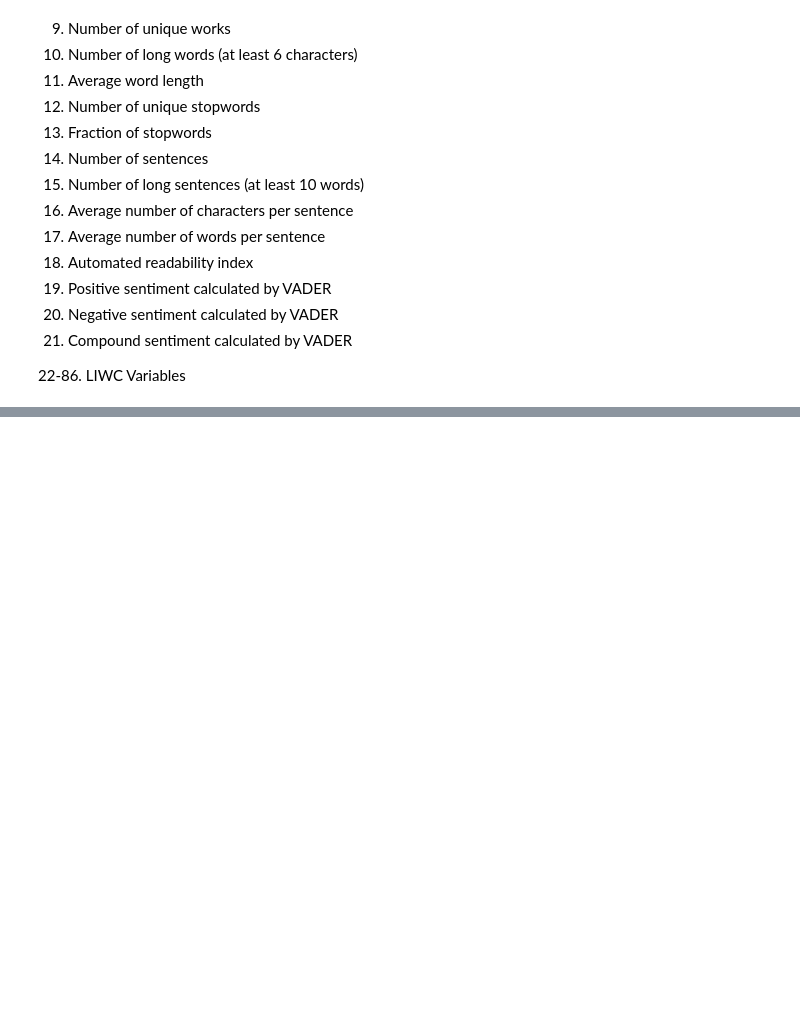
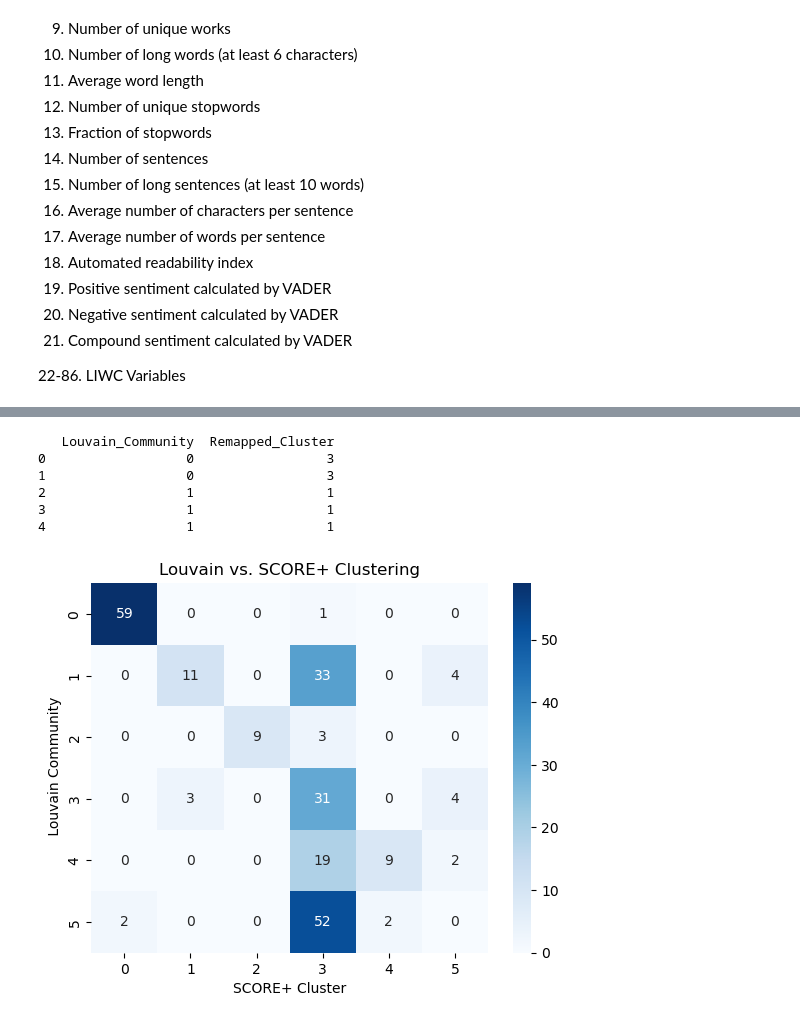
Before and after one commit to kehunter/stat236-subreddit-clustering, a Jupyter notebook: network_exploration.ipynb, the cells around one changed output, grey strips where cells are left out. Saved outputs shown, nothing was run; the diff lists cells and outputs as text; code cells hidden in the pictures; blank space fills up the shorter version.

Commit message:
compare score to louvain

```diff
--- a/network_exploration.ipynb
+++ b/network_exploration.ipynb
@@ -48,4 +48,7 @@ network_file = "data/soc-redditHyperlinks-body.tsv"
 political_file = "data/subreddits.txt"
 
 df_full = pd.read_csv(network_file, sep="\t")
+# %%
+clustering_score = pd.read_csv("data/score_plus_clusters.csv")
+clustering_embed = pd.read_csv("data/embedding_clusters.csv")
 # %%
@@ -311,0 +174,12 @@ plt.show()
+# %%
+df['Louvain_Community_Source'] = df['SOURCE_SUBREDDIT'].map(partition)
+df['Louvain_Community_Target'] = df['TARGET_SUBREDDIT'].map(partition)
+# %%
+# Prepare a mapping of subreddits to Louvain communities
+louvain_community_mapping = pd.concat([
+    df[['SOURCE_SUBREDDIT', 'Louvain_Community_Source']].rename(columns={'SOURCE_SUBREDDIT': 'subreddit', 'Louvain_Community_Source': 'Louvain_Community'}),
+    df[['TARGET_SUBREDDIT', 'Louvain_Community_Target']].rename(columns={'TARGET_SUBREDDIT': 'subreddit', 'Louvain_Community_Target': 'Louvain_Community'})
+]).drop_duplicates()
+
+# Merge Louvain community and embedding clusters
+merged = pd.merge(clustering_score, louvain_community_mapping, on='subreddit', how='inner')
@@ -311,0 +212,34 @@ plt.show()
+# %%
+# Create a manual mapping dictionary
+manual_mapping = {
+    0: 3,  # Libertarian/Conservative -> SCORE+ Cluster 3
+    1: 1,  # Socialist/Leftist -> SCORE+ Cluster 1
+    2: 4,  # Global Politics -> SCORE+ Cluster 4
+    3: 5,  # Niche Topics -> SCORE+ Cluster 5
+    4: 0,  # Sanders-related -> SCORE+ Cluster 0
+    5: 2   # UK Politics -> SCORE+ Cluster 2
+}
+
+# Apply the mapping to your Louvain labels
+merged['Remapped_Cluster'] = merged['Louvain_Community'].map(manual_mapping)
+
+# Validate the new mapping
+print(merged[['Louvain_Community', 'Remapped_Cluster']].head())
+# %% [output]
+   Louvain_Community  Remapped_Cluster
+0                  0                 3
+1                  0                 3
+2                  1                 1
+3                  1                 1
+4                  1                 1
+# %%
+remapped_clusters = merged['Louvain_Community'].map(manual_mapping)
+contingency_table_remapped = pd.crosstab(remapped_clusters, merged['Cluster'])
+
+sns.heatmap(contingency_table_remapped, annot=True, fmt="d", cmap="Blues")
+plt.title("Louvain vs. SCORE+ Clustering")
+plt.xlabel("SCORE+ Cluster")
+plt.ylabel(" Louvain Community")
+plt.show()
+# %% [output]
+[figure, added]
```
Also changed, not shown: parts of 16 cells of this notebook, 1 other file.
